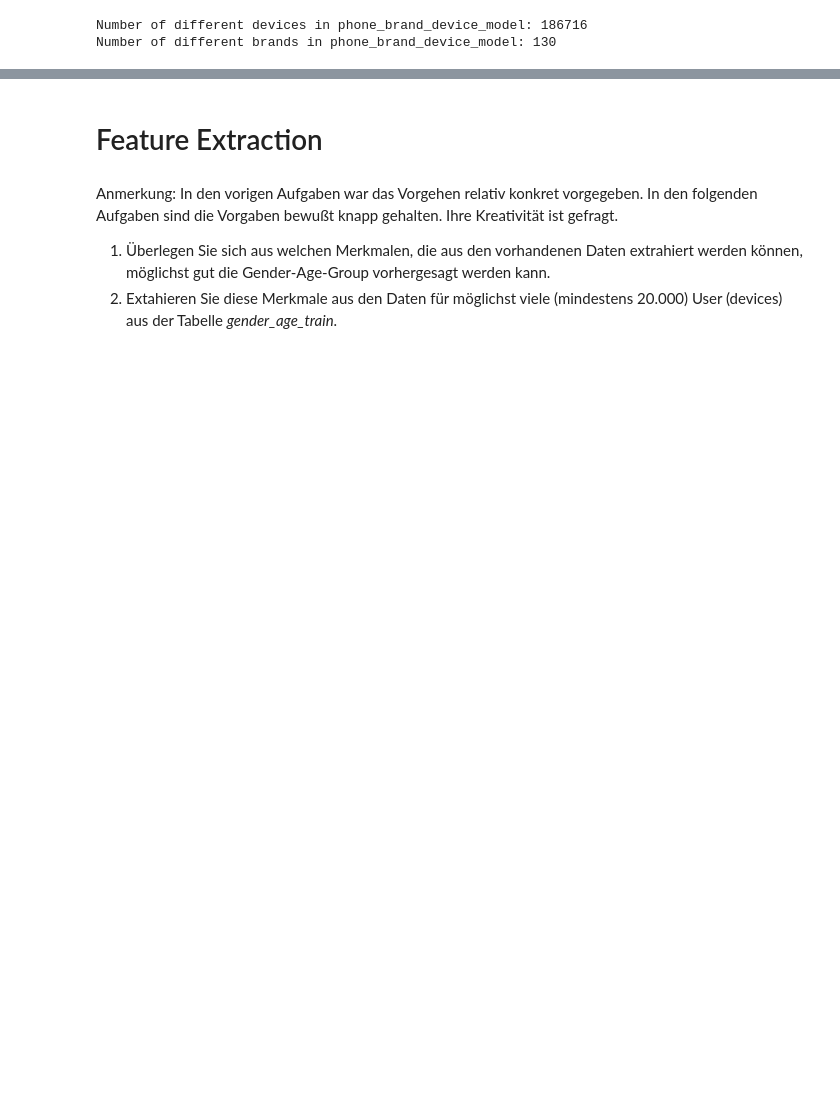
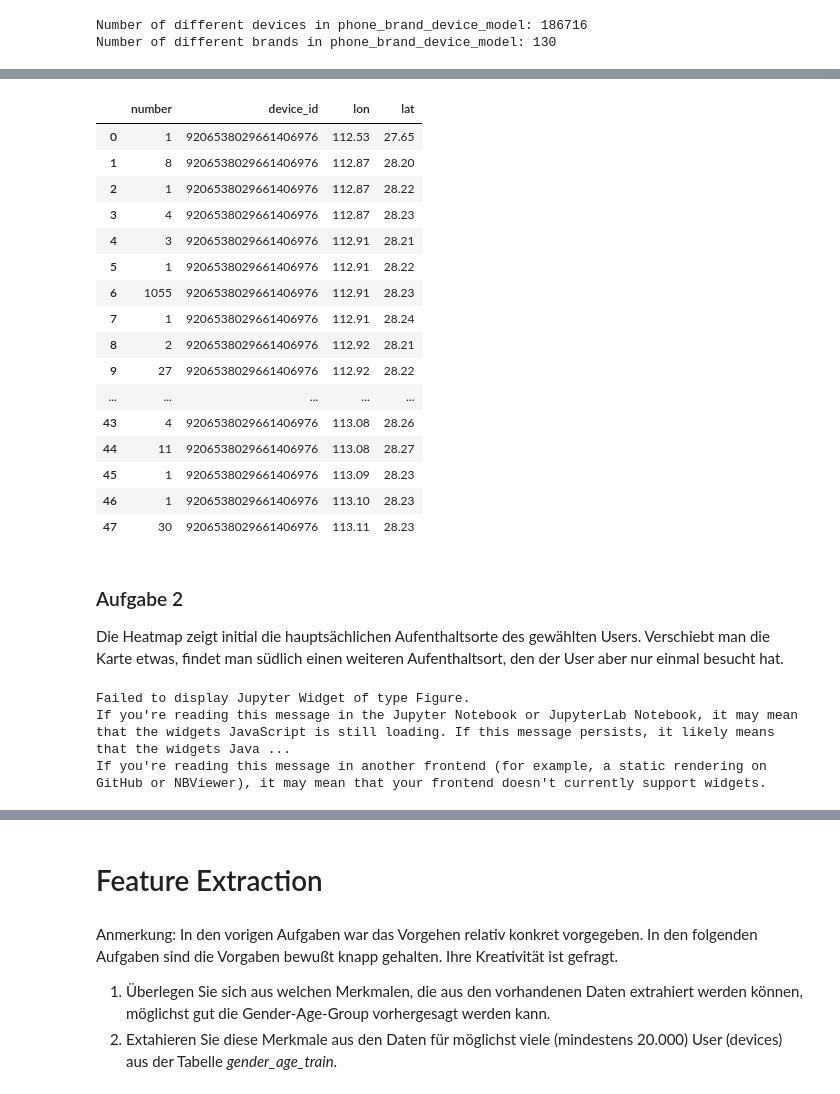
Before and after one commit to codeOfJannik/DataMining_Projects, a Jupyter notebook: task1_MobileUsers/VersuchMobileUsers.ipynb, the cells around one changed output, grey strips where cells are left out. Saved outputs shown, nothing was run; the diff lists cells and outputs as text; code cells hidden in the pictures; blank space fills up the shorter version.

```diff
--- a/task1_MobileUsers/VersuchMobileUsers.ipynb
+++ b/task1_MobileUsers/VersuchMobileUsers.ipynb
@@ -358,0 +472,66 @@ plt.show()
+# %%
+import datetime
+import random
+import gmaps
+from matplotlib.lines import Line2D
+from sklearn.cluster import DBSCAN
+
+# Eine device_id herauspicken: 9206538029661406976
+events_df = pd.read_sql_query("SELECT COUNT(*) AS number, device_id, longitude AS lon, latitude AS lat "
+                              "FROM events "
+                              "WHERE longitude > 0 and latitude > 0  and device_id = '9206538029661406976' "
+                              "GROUP BY device_id, lon, lat "
+                              "ORDER BY device_id", disk_engine
+                              )
+display(events_df)
+# %% [output]
+|  | number | device_id | lon | lat |
+| 0 | 1 | 9206538029661406976 | 112.53 | 27.65 |
+| 1 | 8 | 9206538029661406976 | 112.87 | 28.20 |
+| 2 | 1 | 9206538029661406976 | 112.87 | 28.22 |
+| 3 | 4 | 9206538029661406976 | 112.87 | 28.23 |
+| 4 | 3 | 9206538029661406976 | 112.91 | 28.21 |
+| 5 | 1 | 9206538029661406976 | 112.91 | 28.22 |
+| 6 | 1055 | 9206538029661406976 | 112.91 | 28.23 |
+| 7 | 1 | 9206538029661406976 | 112.91 | 28.24 |
+| 8 | 2 | 9206538029661406976 | 112.92 | 28.21 |
+| 9 | 27 | 9206538029661406976 | 112.92 | 28.22 |
+| ... | ... | ... | ... | ... |
+| 43 | 4 | 9206538029661406976 | 113.08 | 28.26 |
+| 44 | 11 | 9206538029661406976 | 113.08 | 28.27 |
+| 45 | 1 | 9206538029661406976 | 113.09 | 28.23 |
+| 46 | 1 | 9206538029661406976 | 113.10 | 28.23 |
+| 47 | 30 | 9206538029661406976 | 113.11 | 28.23 |
+# %% [markdown]
+### Aufgabe 2
+Die Heatmap zeigt initial die hauptsächlichen Aufenthaltsorte des gewählten Users. Verschiebt man die Karte etwas, findet man südlich einen weiteren Aufenthaltsort, den der User aber nur einmal besucht hat.
+# %%
+def drawHeatMap(location, weight, intensity, radius):
+    # setting the data and parameters
+    heatmap_layer = gmaps.heatmap_layer(location, weights=weight, dissipating=True)
+    heatmap_layer.max_intensity = intensity
+    heatmap_layer.point_radius = radius
+
+    # draw the heatmap into a figure
+    fig = gmaps.figure()
+    fig.add_layer(heatmap_layer)
+    return fig
+
+
+API_KEY = 'AIzaSyB1UnOoMHLj_QhN-ZD-SHjNf1WJVww2LPY'
+gmaps.configure(api_key='AIzaSyB1UnOoMHLj_QhN-ZD-SHjNf1WJVww2LPY')
+
+locations = events_df[['lat', 'lon']]
+weights = events_df['number']
+
+# set up parameters
+zoom = 10
+intensity = 10
+radius = 15
+
+# call the function to draw the heatmap
+drawHeatMap(locations, weights, intensity, radius)
+# %% [output]
+Failed to display Jupyter Widget of type Figure.
+If you're reading this message in the Jupyter Notebook or JupyterLab Notebook, it may mean that the widgets JavaScript is still loading. If this message persists, it likely means that the widgets Java ...
+If you're reading this message in another frontend (for example, a static rendering on GitHub or NBViewer), it may mean that your frontend doesn't currently support widgets.
```
Also changed, not shown: parts of 36 cells of this notebook, 6 other files.
